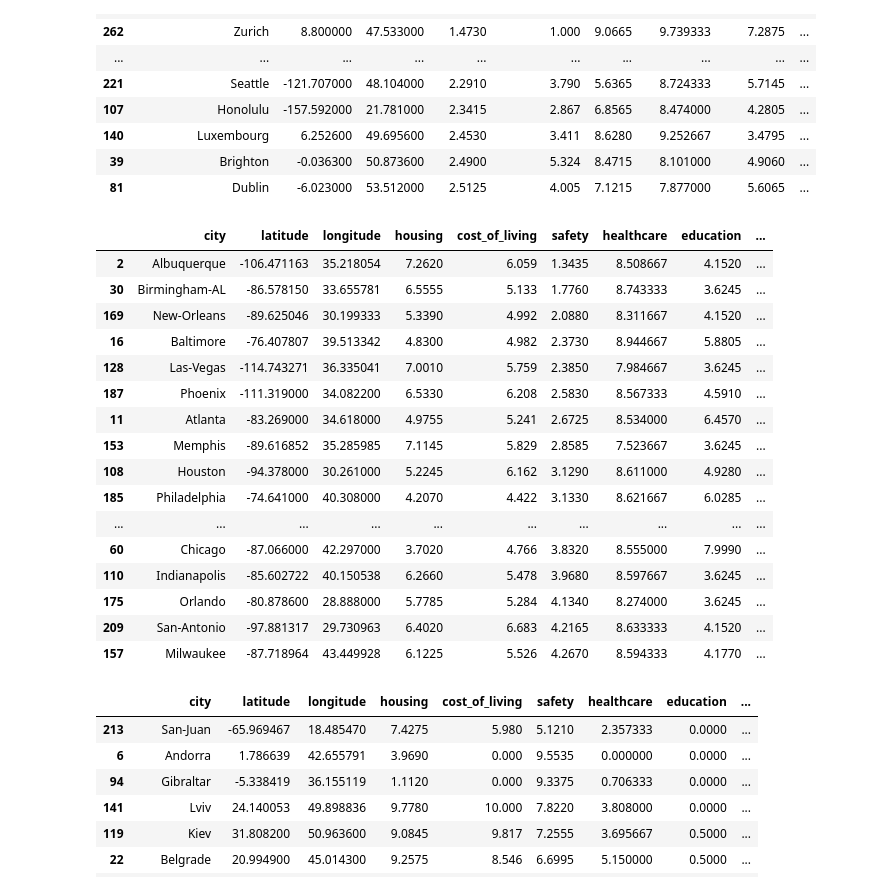
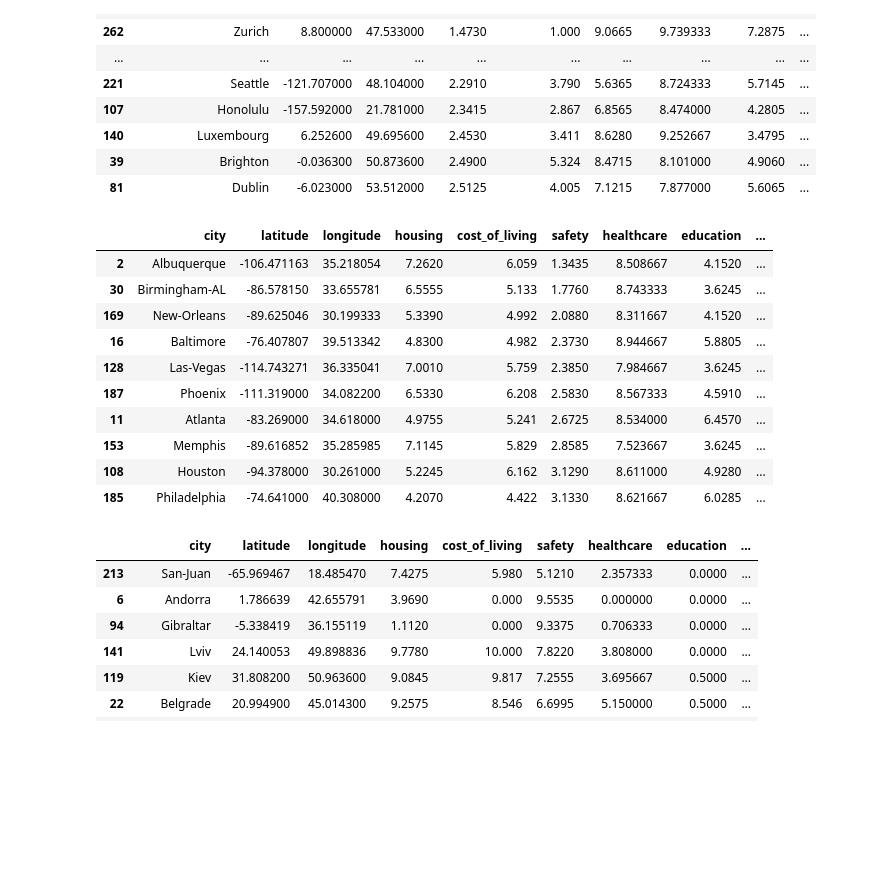
Before and after one commit to rdhuper/Project_Group_6, a Jupyter notebook: Christina/Teleport_API_City_Collection.ipynb, the cells around one changed output. Saved outputs shown, nothing was run; the diff lists cells and outputs as text; code cells hidden in the pictures; blank space fills up the shorter version.

```diff
--- a/Christina/Teleport_API_City_Collection.ipynb
+++ b/Christina/Teleport_API_City_Collection.ipynb
@@ -57,6 +59,10 @@ economy = []
 taxation = []
 outdoors = []
 teleport_score = []
+tolerance=[]
+start_ups=[]
+venture_capital=[]
+business_freedom=[]
 
 processed_cities = []
 
@@ -89,6 +95,10 @@ for city in cities:
 
         outdoors.append(response['categories'][16]['score_out_of_10'])
         teleport_score.append(response['teleport_city_score'])
+        tolerance.append(response['categories'][15]['score_out_of_10'])
+        start_ups.append(response['categories'][2]["score_out_of_10"])
+        venture_capital.append(response["categories"][3]["score_out_of_10"])
+        business_freedom.append(response["categories"][6]["score_out_of_10"])
 
 
 
@@ -205,6 +215,7 @@ print(longitude)
 [56.237636, -34.5654, 35.218054, 43.405702, 52.629, 61.2887, 42.655791, 40.372, 35.656299, -25.18537, 38.365, 34.618, -36.41, 30.67, 40.487, -7.7273, 39.5133420326, 15.019, 41.533, 40.189, 33.916095,  ...
 # %%
 # create a data frame from cities, scores
+
 city_dict = {
     "city": processed_cities,
     "latitude": latitude,
@@ -218,7 +229,11 @@ city_dict = {
     "economy": economy,
     "taxation": taxation,
     "outdoors": outdoors,
-    "teleport_score": teleport_score
+    "teleport_score": teleport_score,
+    "tolerance":tolerance,
+    "start_ups":start_ups,
+    "venture_capital": venture_capital,
+    "business_freedom": business_freedom
 }
 city_data = pd.DataFrame(city_dict)
 city_data.head(10)
@@ -260,26 +312,20 @@ housing_sort.head(20)
 # %%
 # Sorting - safety, low to high
 safety_sort = city_data.sort_values(
     ["safety"], ascending=True)
-safety_sort.head(20)
+safety_sort.head(10)
 # %% [output]
 |  | city | latitude | longitude | housing | cost_of_living | safety | healthcare | education | ... |
 | 2 | Albuquerque | -106.471163 | 35.218054 | 7.2620 | 6.059 | 1.3435 | 8.508667 | 4.1520 | ... |
 | 30 | Birmingham-AL | -86.578150 | 33.655781 | 6.5555 | 5.133 | 1.7760 | 8.743333 | 3.6245 | ... |
 | 169 | New-Orleans | -89.625046 | 30.199333 | 5.3390 | 4.992 | 2.0880 | 8.311667 | 4.1520 | ... |
 | 16 | Baltimore | -76.407807 | 39.513342 | 4.8300 | 4.982 | 2.3730 | 8.944667 | 5.8805 | ... |
 | 128 | Las-Vegas | -114.743271 | 36.335041 | 7.0010 | 5.759 | 2.3850 | 7.984667 | 3.6245 | ... |
 | 187 | Phoenix | -111.319000 | 34.082200 | 6.5330 | 6.208 | 2.5830 | 8.567333 | 4.5910 | ... |
 | 11 | Atlanta | -83.269000 | 34.618000 | 4.9755 | 5.241 | 2.6725 | 8.534000 | 6.4570 | ... |
 | 153 | Memphis | -89.616852 | 35.285985 | 7.1145 | 5.829 | 2.8585 | 7.523667 | 3.6245 | ... |
 | 108 | Houston | -94.378000 | 30.261000 | 5.2245 | 6.162 | 3.1290 | 8.611000 | 4.9280 | ... |
 | 185 | Philadelphia | -74.641000 | 40.308000 | 4.2070 | 4.422 | 3.1330 | 8.621667 | 6.0285 | ... |
-| ... | ... | ... | ... | ... | ... | ... | ... | ... | ... |
-| 60 | Chicago | -87.066000 | 42.297000 | 3.7020 | 4.766 | 3.8320 | 8.555000 | 7.9990 | ... |
-| 110 | Indianapolis | -85.602722 | 40.150538 | 6.2660 | 5.478 | 3.9680 | 8.597667 | 3.6245 | ... |
-| 175 | Orlando | -80.878600 | 28.888000 | 5.7785 | 5.284 | 4.1340 | 8.274000 | 3.6245 | ... |
-| 209 | San-Antonio | -97.881317 | 29.730963 | 6.4020 | 6.683 | 4.2165 | 8.633333 | 4.1520 | ... |
-| 157 | Milwaukee | -87.718964 | 43.449928 | 6.1225 | 5.526 | 4.2670 | 8.594333 | 4.1770 | ... |
 # %%
 # Sorting - economy, low to high
 economy_sort = city_data.sort_values(
```
Also changed, not shown: parts of 11 cells of this notebook, 1 other file.
